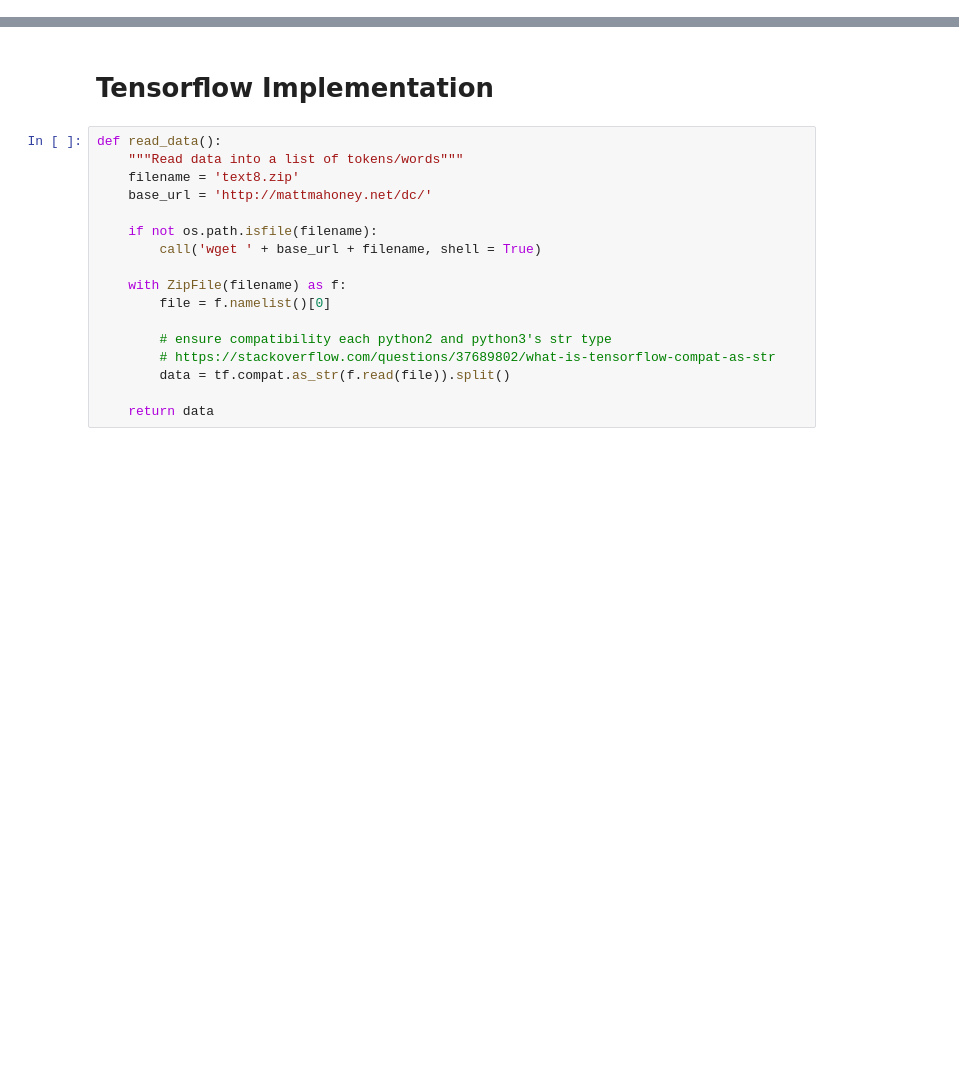
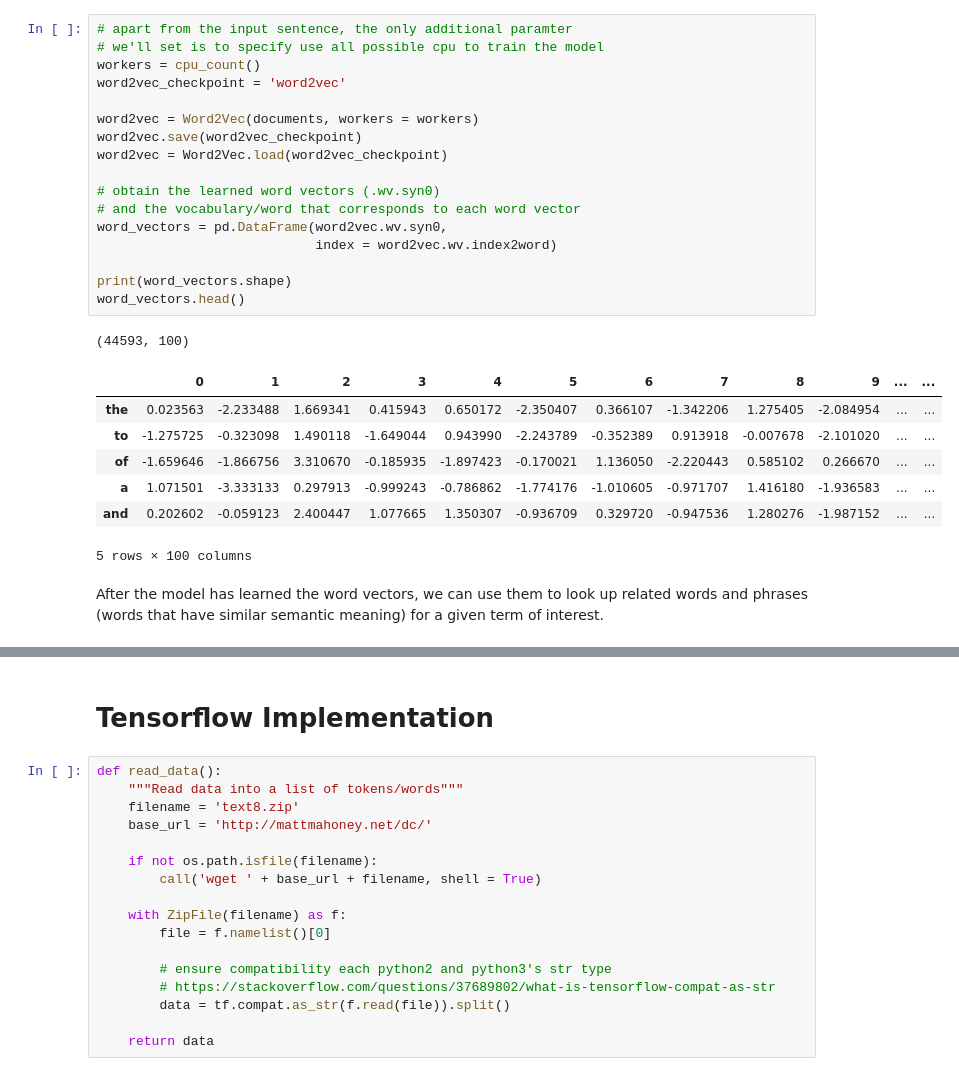
Before and after one commit to ethen8181/programming, a Jupyter notebook: word2vec/word2vec_detailed.ipynb, the cells around one changed output, grey strips where cells are left out. Drawn from its saved outputs; the diff is of its cells as text; blank space fills up the shorter version.

Commit message:
word2vec continued

```diff
--- a/word2vec/word2vec_detailed.ipynb
+++ b/word2vec/word2vec_detailed.ipynb
@@ -28,0 +79,28 @@ sklearn 0.18.1
+# %%
+# apart from the input sentence, the only additional paramter
+# we'll set is to specify use all possible cpu to train the model
+workers = cpu_count()
+word2vec_checkpoint = 'word2vec'
+
+word2vec = Word2Vec(documents, workers = workers)
+word2vec.save(word2vec_checkpoint)
+word2vec = Word2Vec.load(word2vec_checkpoint)
+
+# obtain the learned word vectors (.wv.syn0)
+# and the vocabulary/word that corresponds to each word vector
+word_vectors = pd.DataFrame(word2vec.wv.syn0,
+                            index = word2vec.wv.index2word)
+
+print(word_vectors.shape)
+word_vectors.head()
+# %% [output]
+(44593, 100)
+|  | 0 | 1 | 2 | 3 | 4 | 5 | 6 | 7 | 8 | 9 | ... | ... |
+| the | 0.023563 | -2.233488 | 1.669341 | 0.415943 | 0.650172 | -2.350407 | 0.366107 | -1.342206 | 1.275405 | -2.084954 | ... | ... |
+| to | -1.275725 | -0.323098 | 1.490118 | -1.649044 | 0.943990 | -2.243789 | -0.352389 | 0.913918 | -0.007678 | -2.101020 | ... | ... |
+| of | -1.659646 | -1.866756 | 3.310670 | -0.185935 | -1.897423 | -0.170021 | 1.136050 | -2.220443 | 0.585102 | 0.266670 | ... | ... |
+| a | 1.071501 | -3.333133 | 0.297913 | -0.999243 | -0.786862 | -1.774176 | -1.010605 | -0.971707 | 1.416180 | -1.936583 | ... | ... |
+| and | 0.202602 | -0.059123 | 2.400447 | 1.077665 | 1.350307 | -0.936709 | 0.329720 | -0.947536 | 1.280276 | -1.987152 | ... | ... |
+5 rows × 100 columns
+# %% [markdown]
+After the model has learned the word vectors, we can use them to look up related words and phrases (words that have similar semantic meaning) for a given term of interest.
```
Also changed, not shown: parts of 24 cells of this notebook, 37 other files.
